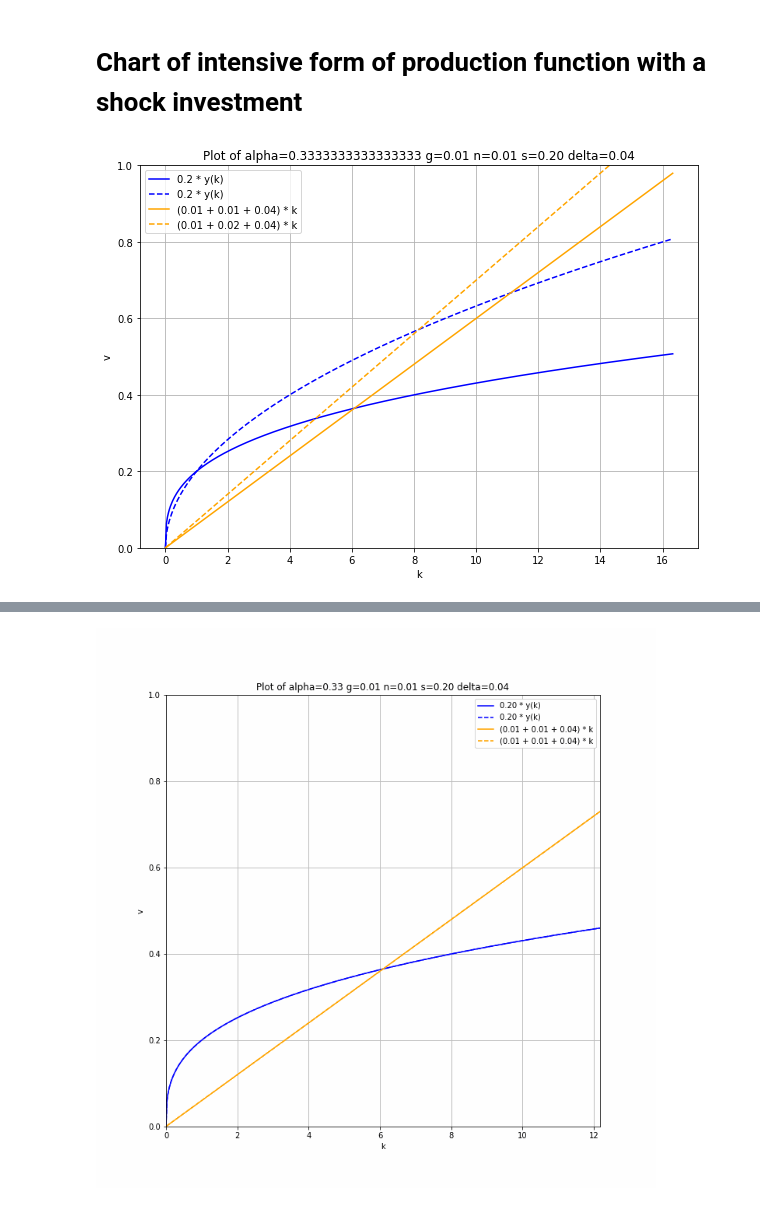
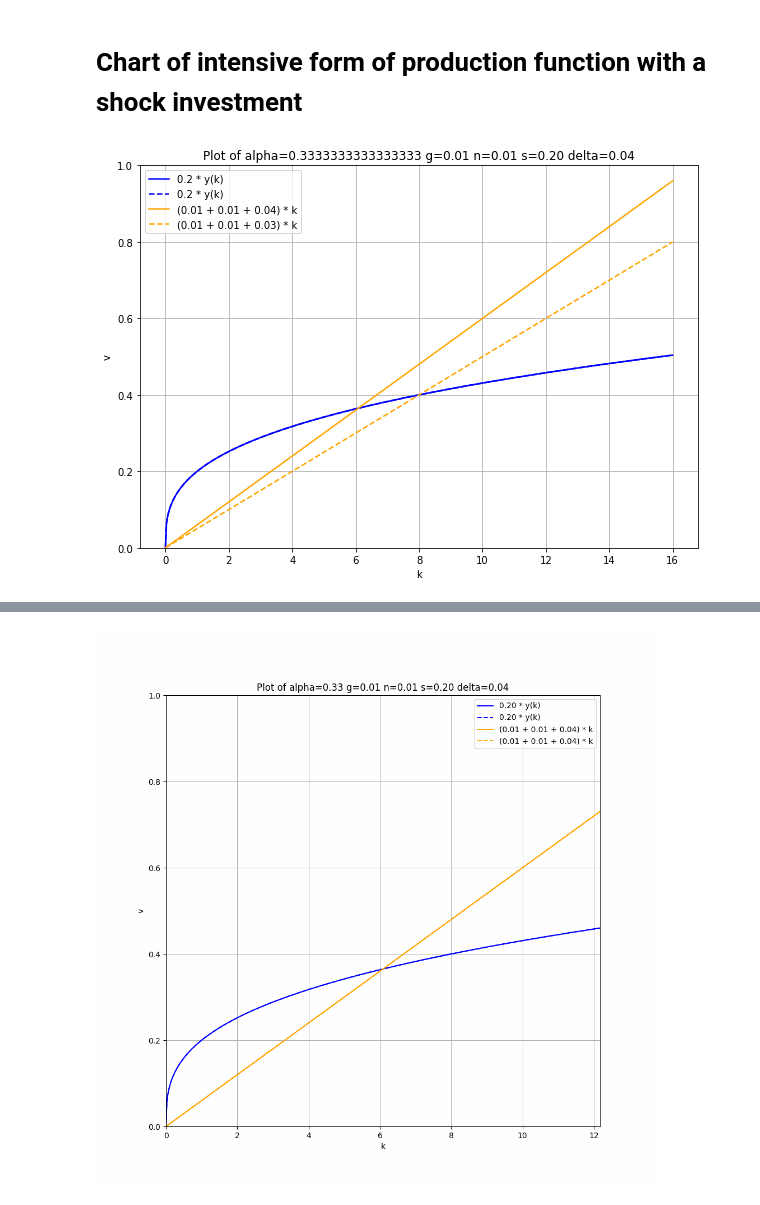
Before and after one commit to deodoro/macro_models, a Jupyter notebook: solow.ipynb, the cells around one changed output, grey strips where cells are left out. Saved outputs shown, nothing was run; the diff lists cells and outputs as text; code cells hidden in the pictures.

```diff
--- a/solow.ipynb
+++ b/solow.ipynb
@@ -221,35 +221,35 @@ def intensive_diagram_with_shock(alpha = 1/3, n = 0.01, g = .01, delta = 0.04, s
     if 'g' not in shock:
         shock['g'] = g
     if 'n' not in shock:
         shock['n'] = n
     if 'delta' not in shock:
         shock['delta'] = delta
 
     midpoint = (s/(n + g + delta)) ** (1/(1 - alpha))
     midpoint_dashed = (shock['s']/(shock['n'] + shock['g'] + shock['delta'])) ** (1/(1 - shock['alpha']))
     k_values = np.linspace(0, max(midpoint, midpoint_dashed) * 2, 500) # X axis values
     y_values = f() # This is the s * Y(K) series
     breakeven_values = h() # This is break-even series
     y_values_dashed = f(shock['s'], shock['alpha'])
     breakeven_values_dashed = h(shock['n'], shock['g'], shock['delta']) # This is break-even series
 
     plt.figure(figsize=(10, 40))
     plt.subplot(5, 1, 1)
     plt.ylim(0,1)
     # Plot chart
     plt.plot(k_values, y_values, label=f'{s} * y(k)', color='blue')
     plt.plot(k_values, y_values_dashed, label=f'{shock["s"]} * y(k)', linestyle='--', color='blue')
     plt.plot(k_values, breakeven_values, label=f'({n} + {g} + {delta}) * k', color='orange')
     plt.plot(k_values, breakeven_values_dashed, label=f'({shock["n"]} + {shock["g"]} + {shock["delta"]}) * k', linestyle='--', color='orange')
     plt.title(f'Plot of alpha={alpha} g={g} n={n} s={s:.2f} delta={delta}')
     plt.xlabel('k')
     plt.ylabel('v')
     plt.grid(True)
     plt.legend()
 
-intensive_diagram_with_shock(shock={'alpha': 1/2, 'g': 0.02})
+intensive_diagram_with_shock(shock={'delta': .03})
 # %% [output]
-[figure, old version]
+[figure, new version]
 # %% [markdown]
 # Animated version
 ![](https://github.com/deodoro/macro_models/blob/main/solow.gif?raw=true)
```
Also changed, not shown: parts of 2 cells of this notebook, 3 other files.
